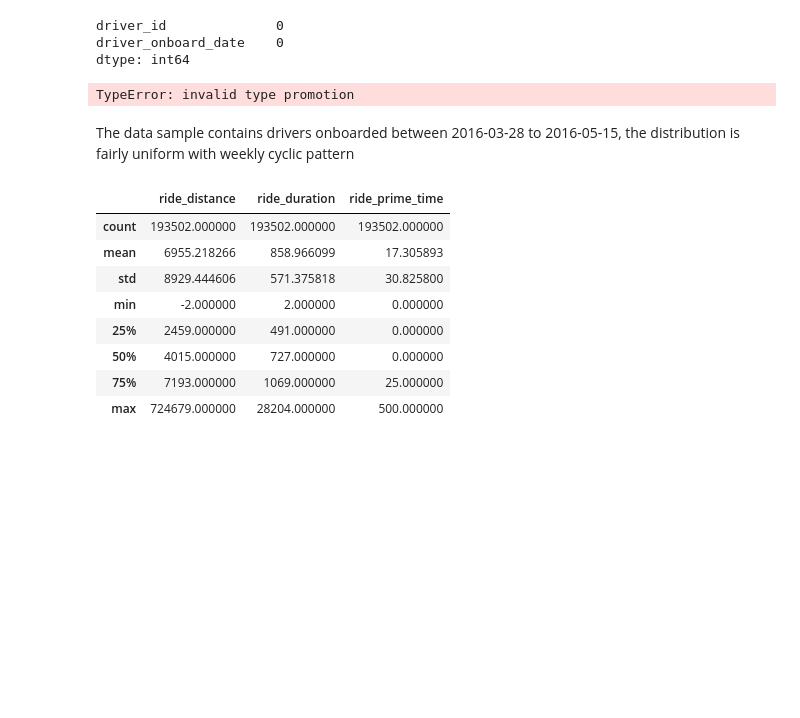
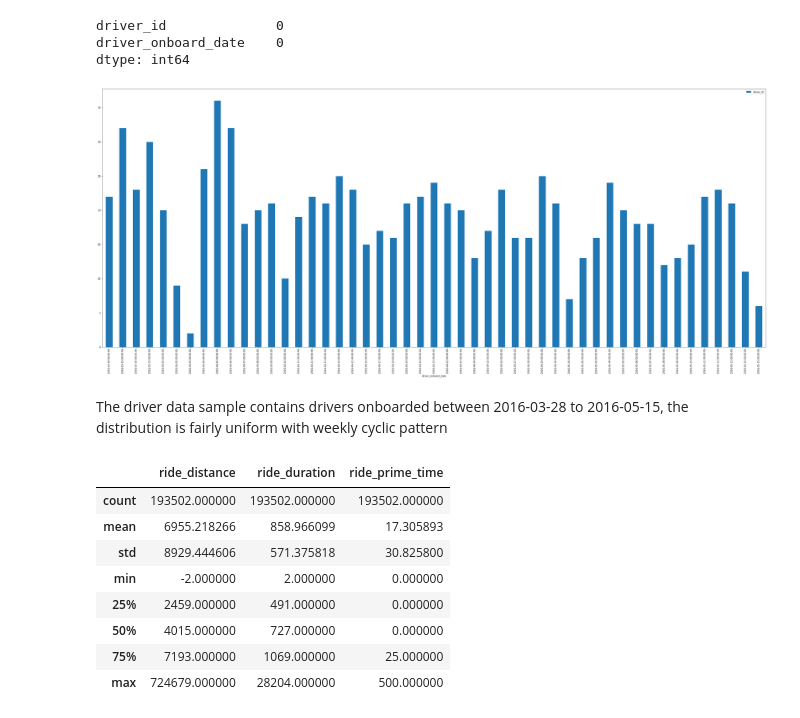
Before and after one commit to slu2009/data_work, a Jupyter notebook: Lyft Data Assignment.ipynb, the cells around one changed output. Cells and saved outputs as stored; diff of their text form; code cells hidden in the pictures; blank space fills up the shorter version.

Commit message:
bar chart finished

```diff
--- a/Lyft Data Assignment.ipynb
+++ b/Lyft Data Assignment.ipynb
@@ -26,27 +28,15 @@ driver.isnull().sum()
 driver_id              0
 driver_onboard_date    0
 dtype: int64
-# %%
-#look at driver onboard date distribution
-
-#date_strings = [date.replace(' 00:00:00', '') for date in driver['driver_onboard_date']]
-#date_objects = [DT.datetime.strptime(date, '%Y-%m-%d') for date in date_strings]
-date_objects = driver['driver_onboard_date']
-
-#date_strings = set(date_strings)
-#date_obj_set = [DT.datetime.strptime(date, '%Y-%m-%d') for date in date_strings]
-#date_obj_set.sort()
-days = (max(driver['driver_onboard_date']) - min(driver['driver_onboard_date'])).days
-
-
-plt.rcParams["figure.figsize"] = [50,20]
-plt.hist(date_objects, bins=days+1)
-
-plt.show()
-# %% [output]
-TypeError: invalid type promotion
+# %%
+#look at driver onboard date distribution
+
+driver.groupby(driver['driver_onboard_date']).count().plot(kind='bar')
+plt.show()
+# %% [output]
+[figure, added]
 # %% [markdown]
-The data sample contains drivers onboarded between 2016-03-28 to 2016-05-15, the distribution is fairly uniform with weekly cyclic pattern
+The driver data sample contains drivers onboarded between 2016-03-28 to 2016-05-15, the distribution is fairly uniform with weekly cyclic pattern
 # %%
 #import ride data and check summary
 ride = pd.read_csv('ride_ids.csv')
```
Also changed, not shown: parts of 11 cells of this notebook.
